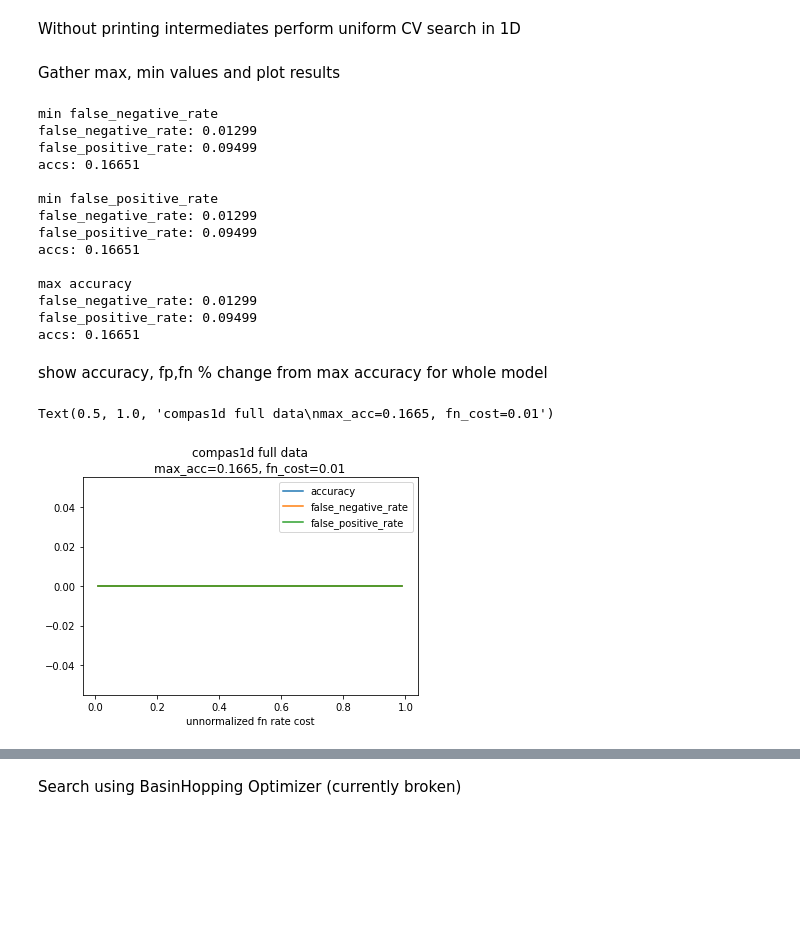
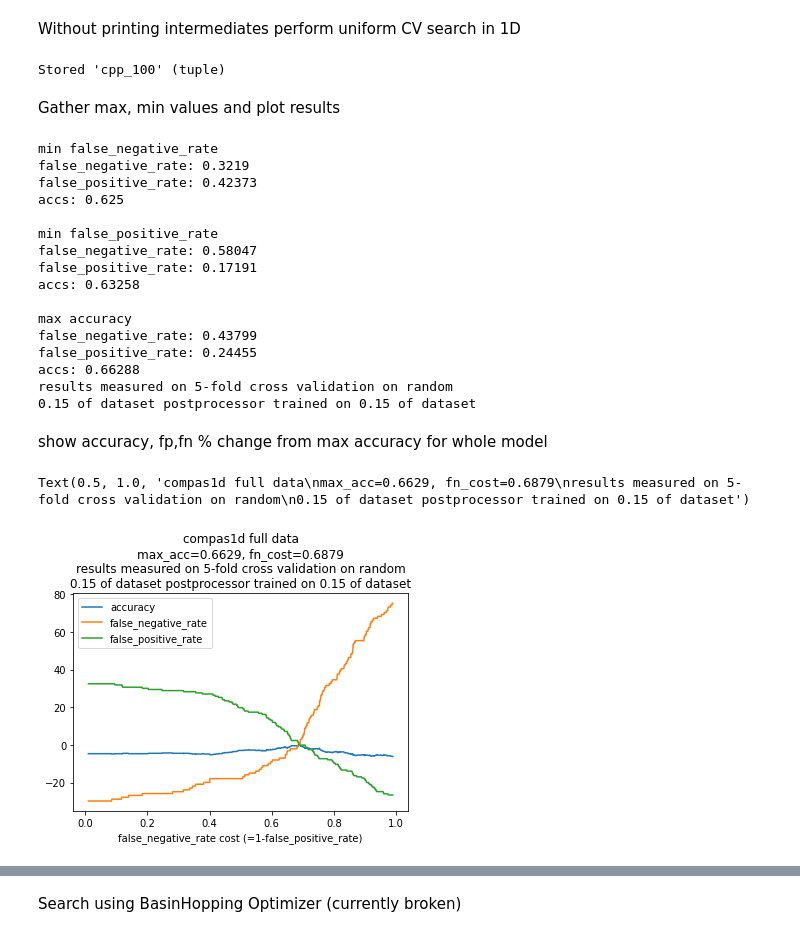
Before and after one commit to SammyDMartin/fairness, a Jupyter notebook: parameter_search.ipynb, the cells around one changed output, grey strips where cells are left out. Saved outputs shown, nothing was run; the diff lists cells and outputs as text; code cells hidden in the pictures; blank space fills up the shorter version.

```diff
--- a/parameter_search.ipynb
+++ b/parameter_search.ipynb
@@ -323,12 +346,3 @@ f2_name = 'false_positive_rate'
-# %%
-#disable to use Mojo's ROC optimiser
-use_cpp = True
-
-#for each fold - validation vs test split
-split_interv = 0.3
-
-#scale size of input range - are these normalized??
-scale = 1
 # %%
 if use_cpp == True:
     post_processor = cpp
@@ -443,11 +454,14 @@ diag = False
 # %%
 dataset_orig_valid_pred,dataset_orig_test_pred, dataset_new_valid_pred, dataset_new_test_pred = None,None,None,None
 pbar = tqdm(total=(N_reps*N_values))
+diag = False
 for neg in n_range:
     f1_weight = neg
 
-    f2_weight = scale*(1.0 - f1_weight)
-    f1_weight = scale*f1_weight
+    f2_weight = (1.0 - f1_weight)
+    f1_weight = f1_weight
+
+    f2_weight = f2_weight/(f1_weight+f2_weight)
 
     w1_score,w2_score,accuracy = determine_cv_values(folds=folds,post_processor=post_processor,weight_tuple=(f1_weight,f2_weight),name_tuple=(f1_name,f2_name),pbar=pbar)
 
@@ -455,3 +469,10 @@ for neg in n_range:
     fps.append(w2_score)
     accs.append(accuracy)
     negs.append(neg)
+# %%
+fns, fps, accs = np.array(fns)*N_reps,np.array(fps)*N_reps,np.array(accs)*N_reps
+
+cpp_100 = (fns,fps,accs)
+%store cpp_100
+# %% [output]
+Stored 'cpp_100' (tuple)
@@ -470,6 +494,8 @@ maximised_accuracy = max(collapse(accs,idx))
 maximised_idx = collapse(accs,idx).index(maximised_accuracy)
 percentmax = lambda result: [100*((i-result[maximised_idx])/result[maximised_idx]) for i in result]
 # %%
+res_string = "results measured on {}-fold cross validation on random\n{} of dataset postprocessor trained on {} of dataset".format(N_reps, round((1-split_interv)*(1-train_split),3),round(split_interv*(1-train_split),3))
+
 maximised_value_idx = lambda prop, idx : collapse(prop,idx).index(max(collapse(prop,idx)))
 idx = 2
 values = ['min {}'.format(f1_name),'min {}'.format(f2_name), 'max accuracy']
@@ -481,35 +507,46 @@ for idv,prop in enumerate([-1*np.array(fps),-1*np.array(fns),accs]):
     print("{}: {}".format(f1_name, round(collapse(fps,idx)[maxi],5)))
     print("{}: {}".format(f2_name, round(collapse(fns,idx)[maxi],5)))
     print("accs: {}".format(round(collapse(accs,idx)[maxi],5)))
+
+print(res_string)
 # %% [output]
 min false_negative_rate
-false_negative_rate: 0.01299
-false_positive_rate: 0.09499
-accs: 0.16651
+false_negative_rate: 0.3219
+false_positive_rate: 0.42373
+accs: 0.625
 
 min false_positive_rate
-false_negative_rate: 0.01299
-false_positive_rate: 0.09499
-accs: 0.16651
+false_negative_rate: 0.58047
+false_positive_rate: 0.17191
+accs: 0.63258
 
 max accuracy
-false_negative_rate: 0.01299
-false_positive_rate: 0.09499
-accs: 0.16651
+false_negative_rate: 0.43799
+false_positive_rate: 0.24455
+accs: 0.66288
+results measured on 5-fold cross validation on random
+0.15 of dataset postprocessor trained on 0.15 of dataset
 # %% [markdown]
 show accuracy, fp,fn % change from max accuracy for whole model
 # %%
 plt.figure()
 plt.plot(negs,percentmax(collapse(accs,idx)),label='accuracy')
 plt.plot(negs,percentmax(collapse(fns,idx)),label='{}'.format(f1_name))
 plt.plot(negs,percentmax(collapse(fps,idx)),label='{}'.format(f2_name))
-plt.xlabel('unnormalized fn rate cost')
+
+xlab = '{} cost (=1-{})'.format(f1_name,f2_name)
+
+plt.xlabel(xlab)
 
 plt.legend()
-plt.title('compas1d {}\nmax_acc={}, fn_cost={}'.format(getnames[PR],round(maximised_accuracy,4),round(negs[maximised_idx],4)))
+
+
+titl = 'compas1d {}\nmax_acc={}, fn_cost={}\n{}'.format(getnames[PR],round(maximised_accuracy,4),round(negs[maximised_idx],4),res_string)
+
+plt.title(titl)
 # %% [output]
-Text(0.5, 1.0, 'compas1d full data\nmax_acc=0.1665, fn_cost=0.01')
+Text(0.5, 1.0, 'compas1d full data\nmax_acc=0.6629, fn_cost=0.6879\nresults measured on 5-fold cross validation on random\n0.15 of dataset postprocessor trained on 0.15 of dataset')
-[figure, old version]
+[figure, new version]
 # %%
 #show accuracy, fp,fn values % change around the max accuracy for whole model
 width = 50
```
Also changed, not shown: parts of 17 cells of this notebook.
